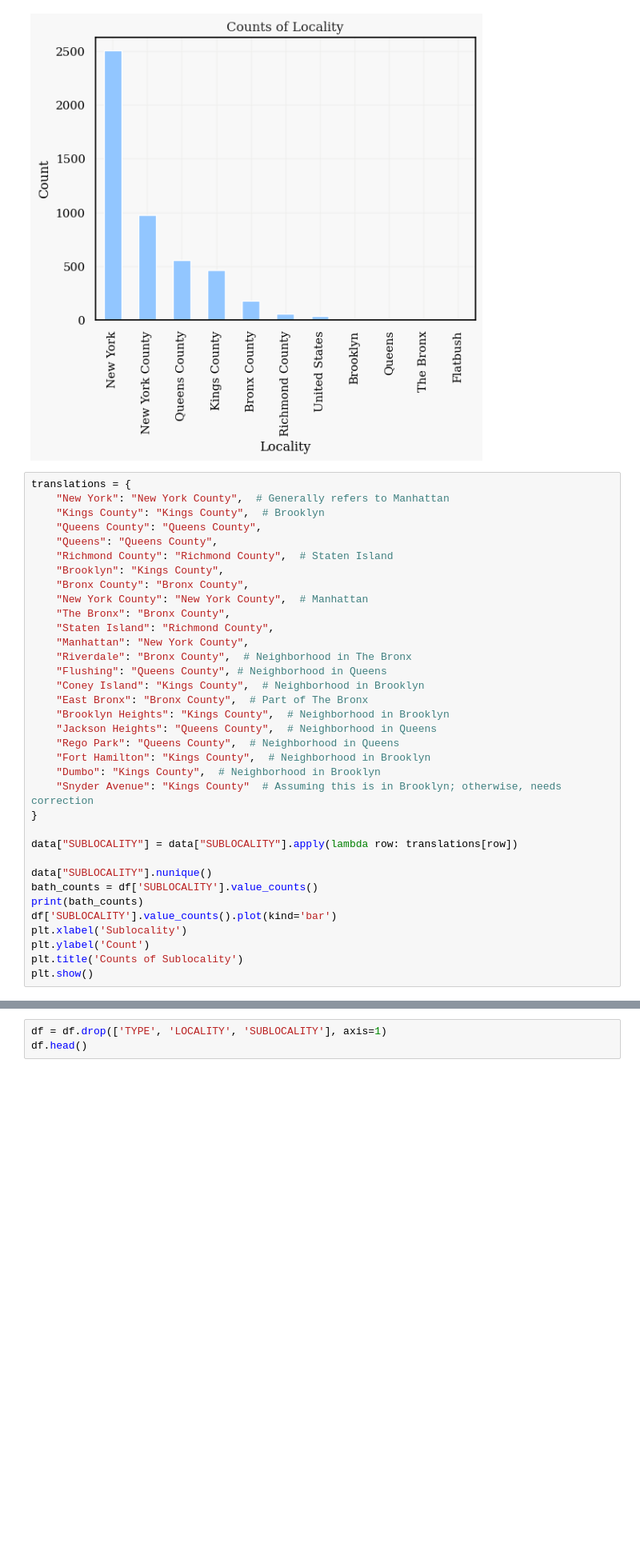
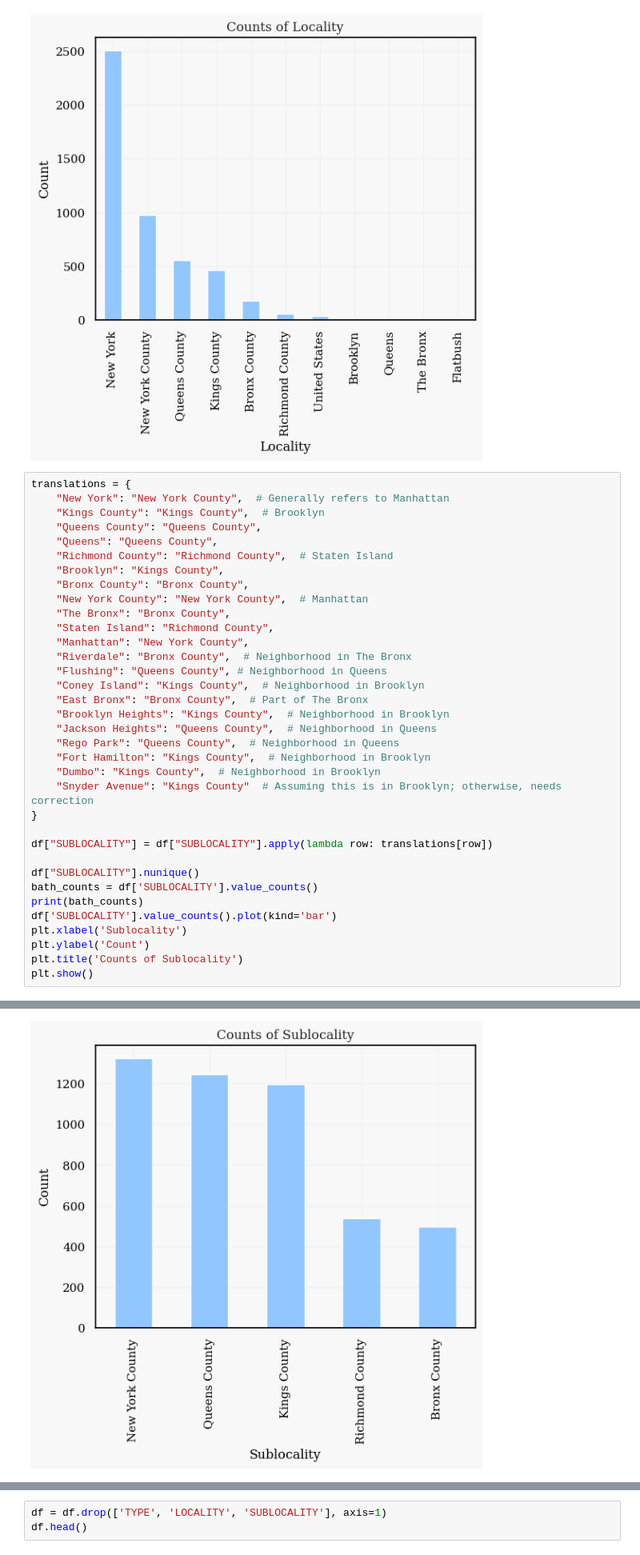
Before and after one commit to EviIius/6211_Advanced_BA, a Jupyter notebook: BA_Project/Work.ipynb, the cells around one changed output, grey strips where cells are left out. Shown at 80% size. Cells and saved outputs as stored; diff of their text form; blank space fills up the shorter version.

```diff
--- a/BA_Project/Work.ipynb
+++ b/BA_Project/Work.ipynb
@@ -807,9 +808,9 @@ translations = {
     "Snyder Avenue": "Kings County"  # Assuming this is in Brooklyn; otherwise, needs correction
 }
 
-data["SUBLOCALITY"] = data["SUBLOCALITY"].apply(lambda row: translations[row])
+df["SUBLOCALITY"] = df["SUBLOCALITY"].apply(lambda row: translations[row])
 
-data["SUBLOCALITY"].nunique()
+df["SUBLOCALITY"].nunique()
 bath_counts = df['SUBLOCALITY'].value_counts()
 print(bath_counts)
 df['SUBLOCALITY'].value_counts().plot(kind='bar')
@@ -822,3 +829,4 @@ NameError: name 'data' is not defined
+[figure, added]
 # %%
 bath_counts = df['PROPERTYSQFT'].value_counts()
 print(bath_counts)
```
Also changed, not shown: parts of 3 cells of this notebook.
